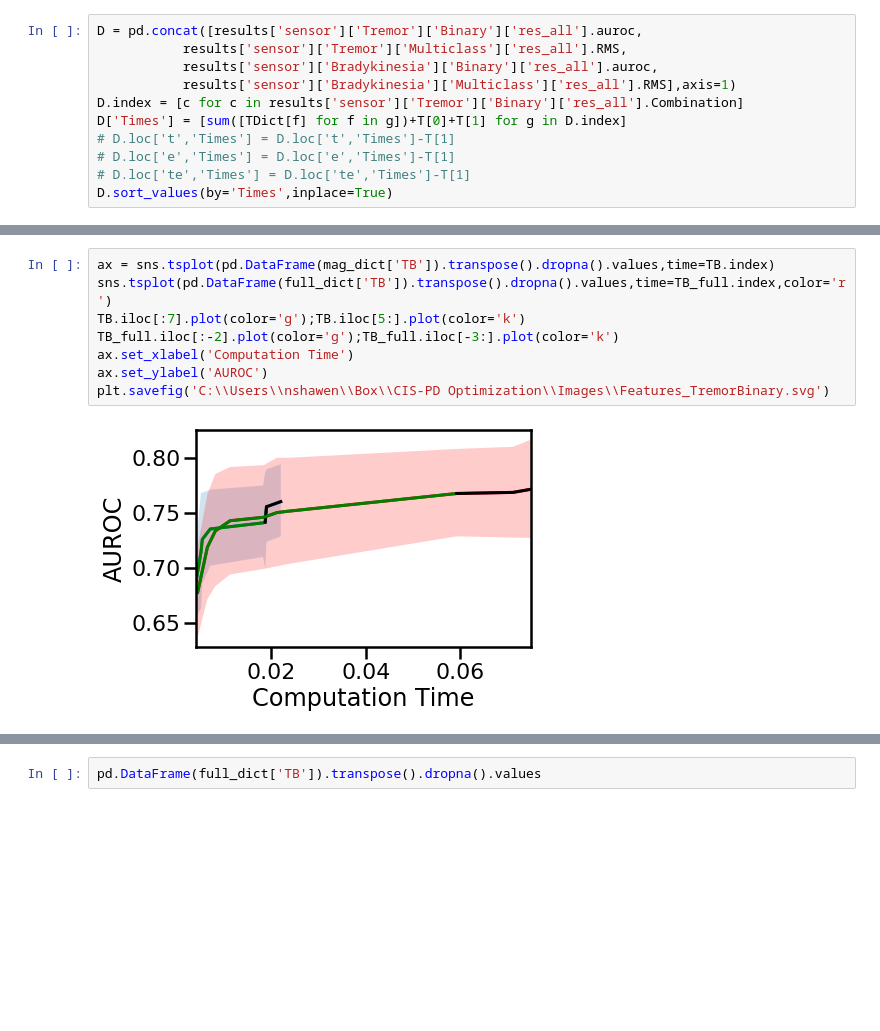
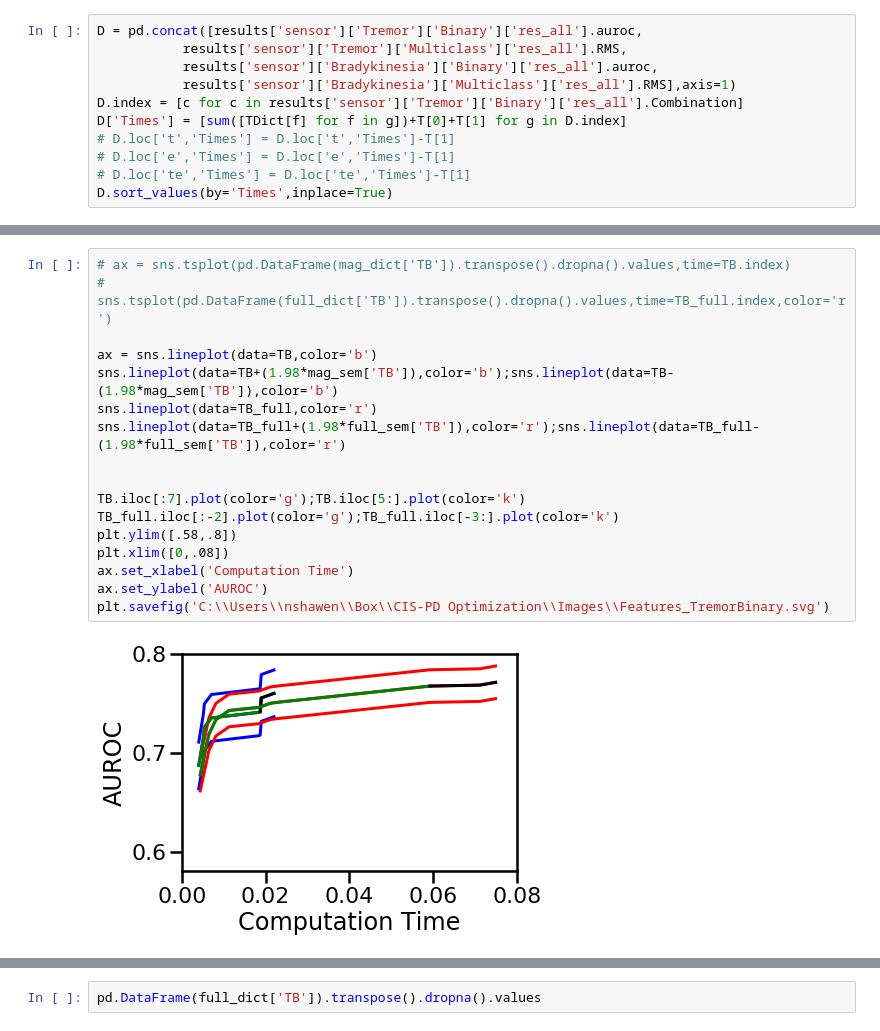
Before and after one commit to nshawen/CIS-PD-Optimization, a Jupyter notebook: FeaturesAnalysis.ipynb, the cells around one changed output, grey strips where cells are left out. Drawn from its saved outputs; the diff is of its cells as text; blank space fills up the shorter version.

```diff
--- a/FeaturesAnalysis.ipynb
+++ b/FeaturesAnalysis.ipynb
@@ -768,11 +999,20 @@ Index(['j', 't', 'tj', 'fj', 'ftj', 'tej'], dtype='object')
 # %%
-ax = sns.tsplot(pd.DataFrame(mag_dict['TB']).transpose().dropna().values,time=TB.index)
-sns.tsplot(pd.DataFrame(full_dict['TB']).transpose().dropna().values,time=TB_full.index,color='r')
+# ax = sns.tsplot(pd.DataFrame(mag_dict['TB']).transpose().dropna().values,time=TB.index)
+# sns.tsplot(pd.DataFrame(full_dict['TB']).transpose().dropna().values,time=TB_full.index,color='r')
+
+ax = sns.lineplot(data=TB,color='b')
+sns.lineplot(data=TB+(1.98*mag_sem['TB']),color='b');sns.lineplot(data=TB-(1.98*mag_sem['TB']),color='b')
+sns.lineplot(data=TB_full,color='r')
+sns.lineplot(data=TB_full+(1.98*full_sem['TB']),color='r');sns.lineplot(data=TB_full-(1.98*full_sem['TB']),color='r')
+
+
 TB.iloc[:7].plot(color='g');TB.iloc[5:].plot(color='k')
 TB_full.iloc[:-2].plot(color='g');TB_full.iloc[-3:].plot(color='k')
+plt.ylim([.58,.8])
+plt.xlim([0,.08])
 ax.set_xlabel('Computation Time')
 ax.set_ylabel('AUROC')
 plt.savefig('C:\\Users\\nshawen\\Box\\CIS-PD Optimization\\Images\\Features_TremorBinary.svg')
 # %% [output]
-[figure, old version]
+[figure, new version]
 # %%
```
Also changed, not shown: parts of 41 cells of this notebook, 1 other file.
